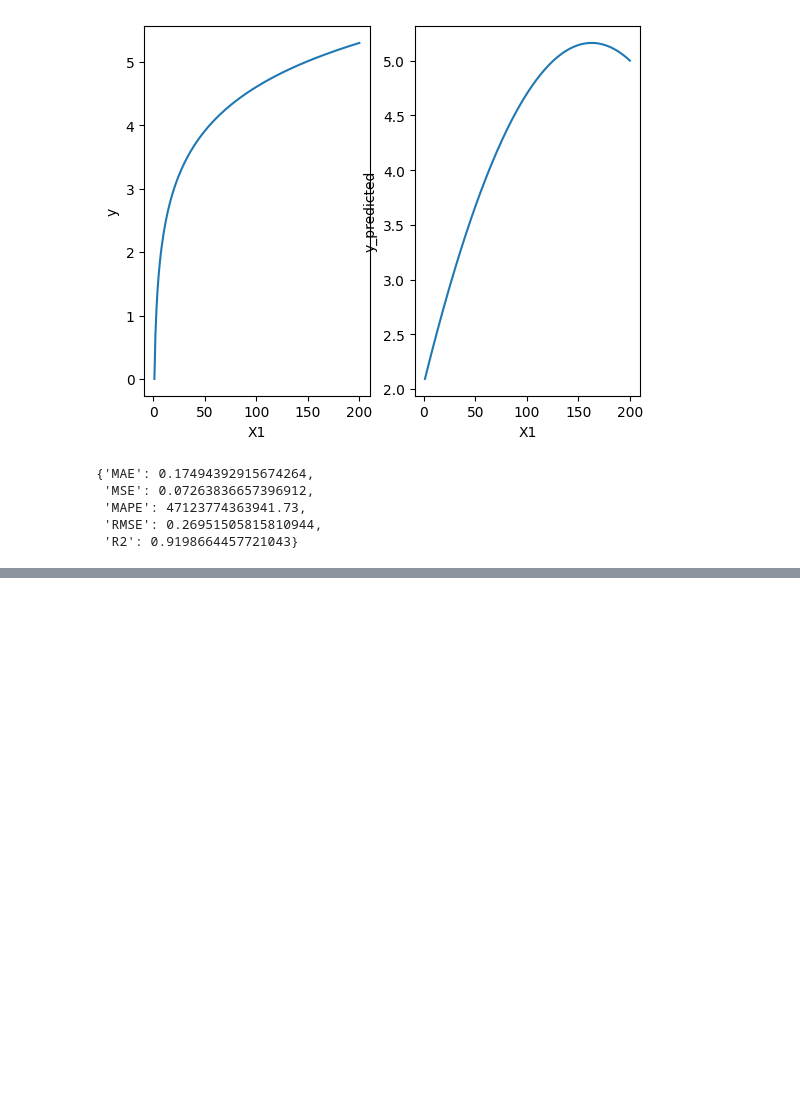
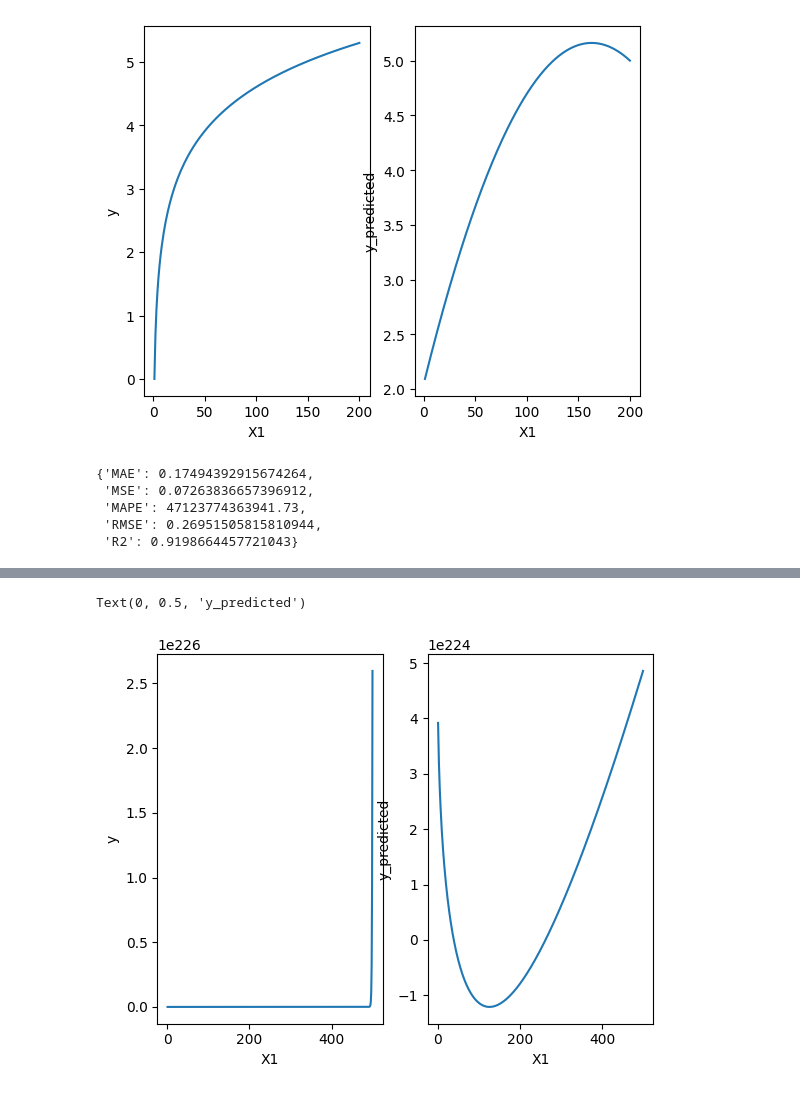
Before and after one commit to Navazdeen/ML_handson, a Jupyter notebook: Data Science/Simple_linear_regression.ipynb, the cells around one changed output, grey strips where cells are left out. Drawn from its saved outputs; the diff is of its cells as text; code cells hidden in the pictures; blank space fills up the shorter version.

```diff
--- a/Data Science/Simple_linear_regression.ipynb
+++ b/Data Science/Simple_linear_regression.ipynb
@@ -126,0 +145,12 @@ data
+# %%
+ax = plt.subplot(121)
+ax.plot(x1, y)
+ax.set_xlabel('X1')
+ax.set_ylabel('y')
+ax = plt.subplot(122)
+ax.plot(x1, predict)
+ax.set_xlabel('X1')
+ax.set_ylabel('y_predicted')
+# %% [output]
+Text(0, 0.5, 'y_predicted')
+[figure, added]
```
Also changed, not shown: parts of 4 cells of this notebook, 1 other file.
